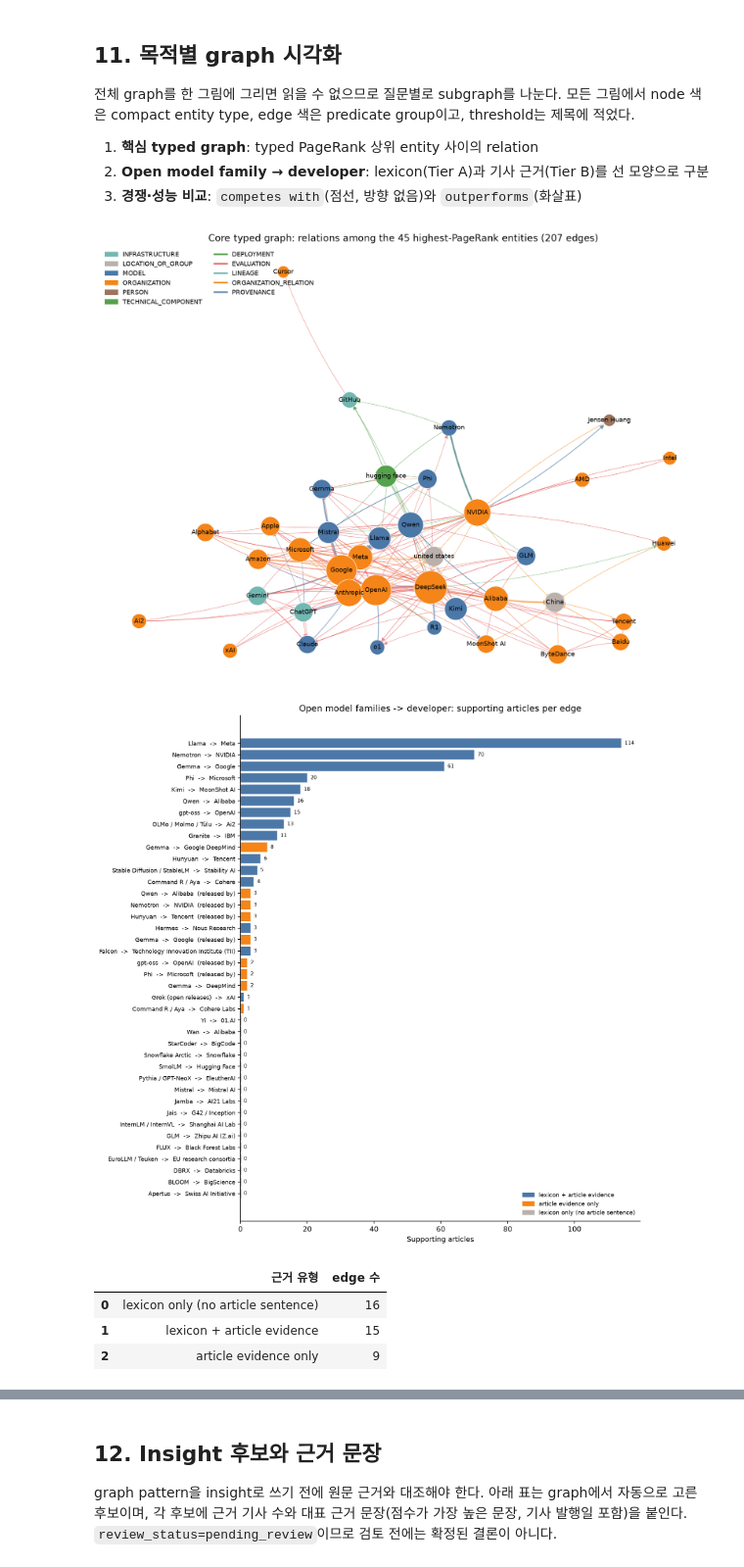
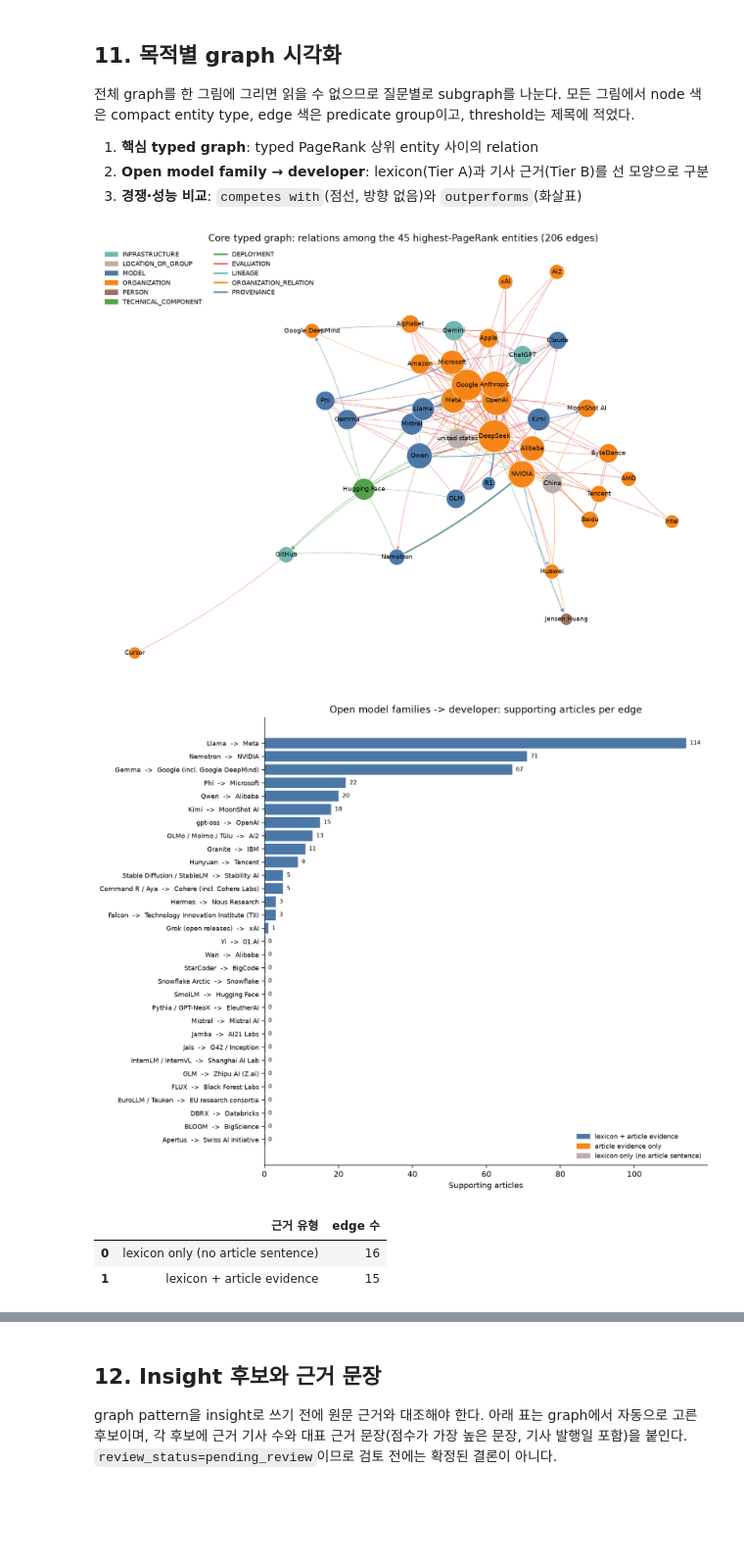
Before and after one commit to jihyeon26/2026-09-CLT-computational_language, a Jupyter notebook: notebooks/stage1_wp3_knowledge_graph_ko.ipynb, the cells around one changed output, grey strips where cells are left out. Shown at 98% size. Cells and saved outputs as stored; diff of their text form; code cells hidden in the pictures; blank space fills up the shorter version.

Commit message:
fix(wp3): merge duplicate organisation nodes and group developer chart by parent

```diff
--- a/notebooks/stage1_wp3_knowledge_graph_ko.ipynb
+++ b/notebooks/stage1_wp3_knowledge_graph_ko.ipynb
@@ -1450,45 +1453,55 @@ def draw_typed_subgraph(edges, title, filename, max_labels=40, figsize=(14, 10),
     ax.axis("off")
     save_figure(fig, filename)
 
 core_ids = set(typed_metrics.head(45)["entity_id"])
 core_edges = collapsed_analysis[collapsed_analysis["subject_id"].isin(core_ids) & collapsed_analysis["object_id"].isin(core_ids)]
 draw_typed_subgraph(core_edges, f"Core typed graph: relations among the 45 highest-PageRank entities ({len(core_edges)} edges)",
                     "06_core_typed_graph.png")
 
 family_ids = set(nodes_kg.loc[nodes_kg["is_open_model_family"], "entity_id"])
 family_edges = collapsed[collapsed["subject_id"].isin(family_ids)
                          & collapsed["predicate"].isin(["developed by", "released by"])]
-# Family -> developer pairs are mostly disconnected, so a ranked bar chart is clearer than a network layout.
-family_plot = family_edges.assign(
-    pair=family_edges["subject_id"].map(labels).map(pretty) + "  ->  " + family_edges["object_id"].map(labels).map(pretty)
-         + np.where(family_edges["predicate"].eq("released by"), "  (released by)", ""),
-    evidence=np.select(
-        [family_edges["sources"].str.contains("glirel") & family_edges["sources"].str.contains("wp1_lexicon"),
-         family_edges["sources"].str.contains("glirel")],
-        ["lexicon + article evidence", "article evidence only"], default="lexicon only (no article sentence)"),
-).sort_values(["document_count", "pair"]).reset_index(drop=True)
+# 그림에서는 developed by / released by를 합치고, 하위 연구조직은 모회사 막대에 묶는다 (graph node는 그대로)
+PARENT_ORG = {"org:google_deepmind": "org:google", "org:google_research": "org:google", "org:cohere_labs": "org:cohere",
+              "org:microsoft_research": "org:microsoft", "org:ibm_research": "org:ibm", "org:nvidia_research": "org:nvidia",
+              "org:fair": "org:meta", "org:meta_superintelligence_labs": "org:meta"}
+as_ids = lambda v: v if isinstance(v, (list, tuple, set, np.ndarray)) else json.loads(v)
+family_plot = (family_edges.assign(developer=family_edges["object_id"].map(lambda x: PARENT_ORG.get(x, x)))
+               .groupby(["subject_id", "developer"])
+               .agg(document_count=("document_ids", lambda v: len(set().union(*map(set, map(as_ids, v))))),
+                    sources=("sources", lambda v: ";".join(v)),
+                    members=("object_id", lambda v: sorted(set(v))))
+               .reset_index())
+family_plot["pair"] = [
+    f"{pretty(labels[s])}  ->  {pretty(labels[d])}"
+    + ("" if members == [d] else " (incl. " + ", ".join(pretty(labels[m]) for m in members if m != d) + ")")
+    for s, d, members in zip(family_plot["subject_id"], family_plot["developer"], family_plot["members"])]
+family_plot["evidence"] = np.select(
+    [family_plot["sources"].str.contains("glirel") & family_plot["sources"].str.contains("wp1_lexicon"),
+     family_plot["sources"].str.contains("glirel")],
+    ["lexicon + article evidence", "article evidence only"], default="lexicon only (no article sentence)")
+family_plot = family_plot.sort_values(["document_count", "pair"]).reset_index(drop=True)
 EVIDENCE_COLORS = {"lexicon + article evidence": "#4C78A8", "article evidence only": "#F58518",
                    "lexicon only (no article sentence)": "#BAB0AC"}
 fig, ax = plt.subplots(figsize=(10, 0.28 * len(family_plot) + 1.5))
 ax.barh(family_plot["pair"], family_plot["document_count"].clip(lower=0.3),
         color=family_plot["evidence"].map(EVIDENCE_COLORS))
 for y, value in enumerate(family_plot["document_count"]):
     ax.text(value + 1, y, str(int(value)), va="center", fontsize=7)
 ax.legend(handles=[Patch(color=c, label=l) for l, c in EVIDENCE_COLORS.items()], loc="lower right", frameon=False, fontsize=8)
 ax.set(title="Open model families -> developer: supporting articles per edge", xlabel="Supporting articles", ylabel="")
 ax.tick_params(axis="y", labelsize=8)
 save_figure(fig, "07_family_developer_edges.png")
 display(family_plot["evidence"].value_counts().rename_axis("근거 유형").reset_index(name="edge 수"))
 
 compete = collapsed[collapsed["predicate"].isin(["competes with", "outperforms"])]
 compete_ids = set(pd.concat([compete["subject_id"], compete["object_id"]]).value_counts().head(35).index)
 compete = compete[compete["subject_id"].isin(compete_ids) & compete["object_id"].isin(compete_ids)]
 draw_typed_subgraph(compete, f"Competition and benchmark claims among the 35 most connected entities ({len(compete)} edges)",
                     "08_competition_graph.png", figsize=(13, 10))
 # %% [output]
-[figure, old version]
+[figure, new version]
-[figure, old version]
+[figure, new version]
 |  | 근거 유형 | edge 수 |
 | 0 | lexicon only (no article sentence) | 16 |
 | 1 | lexicon + article evidence | 15 |
-| 2 | article evidence only | 9 |
```
Also changed, not shown: parts of 19 cells of this notebook, 4 other files.
